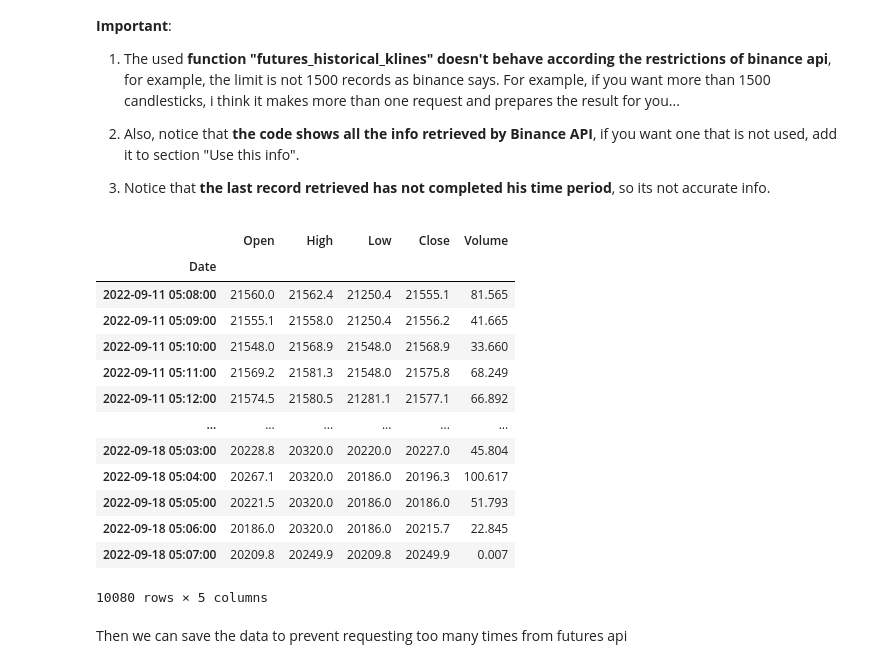
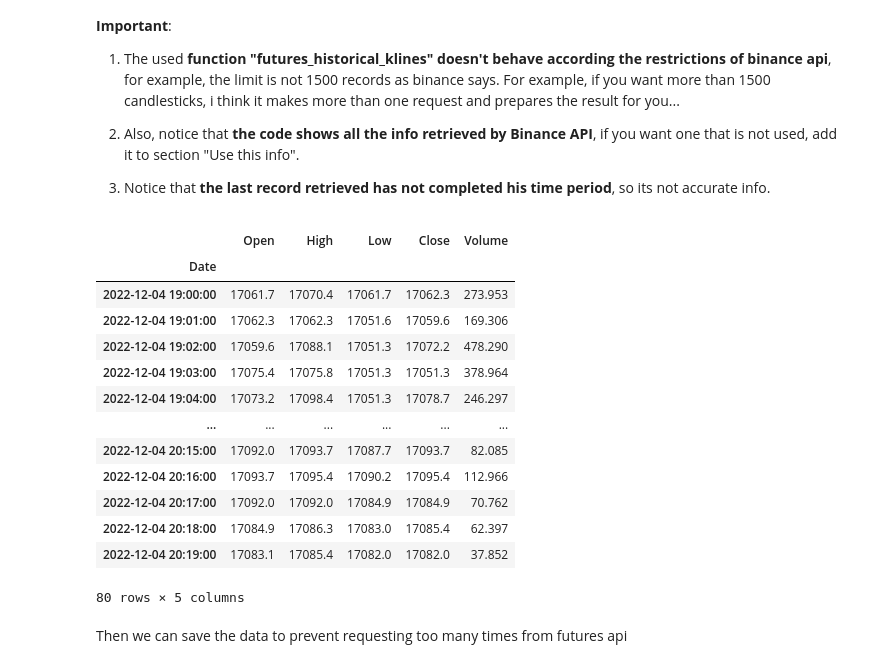
Before and after one commit to mauricioavs/trading-bot, a Jupyter notebook: First Steps.ipynb, the cells around one changed output. Drawn from its saved outputs; the diff is of its cells as text; code cells hidden in the pictures.

```diff
--- a/First Steps.ipynb
+++ b/First Steps.ipynb
@@ -182,7 +183,7 @@ from datetime import datetime, timedelta
 import pandas as pd
 
 #### VARIABLES ####
-max_number_of_candles = 10080
+max_number_of_candles = 80
 interval_of_candles = "1m"
 symbol = "btcusdt"
 #### Available intervals for candles ####
@@ -205,45 +206,45 @@ time_to_past = {
 }
 #### Request info ####
 
 client = Client(api_key = api_key, api_secret = secret_key, tld = "com", testnet = True) # Testnet!!!
 
 now = datetime.utcnow()
 past = str(now - time_to_past[interval_of_candles])
 
 bars = client.futures_historical_klines(symbol = symbol,
                                         interval = interval_of_candles,
                                         start_str =past,
                                         end_str = None)
 #### Prepare dataframe ####
 df = pd.DataFrame(bars)
 df["Date"] = pd.to_datetime(df.iloc[:,0], unit = "ms")
 #### Info given by Binance ####
 df.columns = ["Open Time", "Open", "High", "Low", "Close", "Volume",
               "Close Time", "Quote Asset Volume", "Number of Trades",
               "Taker Buy Base Asset Volume", "Taker Buy Quote Asset Volume", "Ignore", "Date"]
 #### Use this info ####
 use_columns = ["Date", "Open", "High", "Low", "Close", "Volume"]
 ######################
 df = df[use_columns].copy()
 df.set_index("Date", inplace = True)
 for column in df.columns:
     df[column] = pd.to_numeric(df[column], errors = "coerce")
 df
 # %% [output]
 |  | Open | High | Low | Close | Volume |
 | Date |  |  |  |  |  |
-| 2022-09-11 05:08:00 | 21560.0 | 21562.4 | 21250.4 | 21555.1 | 81.565 |
-| 2022-09-11 05:09:00 | 21555.1 | 21558.0 | 21250.4 | 21556.2 | 41.665 |
-| 2022-09-11 05:10:00 | 21548.0 | 21568.9 | 21548.0 | 21568.9 | 33.660 |
-| 2022-09-11 05:11:00 | 21569.2 | 21581.3 | 21548.0 | 21575.8 | 68.249 |
-| 2022-09-11 05:12:00 | 21574.5 | 21580.5 | 21281.1 | 21577.1 | 66.892 |
+| 2022-12-04 19:00:00 | 17061.7 | 17070.4 | 17061.7 | 17062.3 | 273.953 |
+| 2022-12-04 19:01:00 | 17062.3 | 17062.3 | 17051.6 | 17059.6 | 169.306 |
+| 2022-12-04 19:02:00 | 17059.6 | 17088.1 | 17051.3 | 17072.2 | 478.290 |
+| 2022-12-04 19:03:00 | 17075.4 | 17075.8 | 17051.3 | 17051.3 | 378.964 |
+| 2022-12-04 19:04:00 | 17073.2 | 17098.4 | 17051.3 | 17078.7 | 246.297 |
 | ... | ... | ... | ... | ... | ... |
-| 2022-09-18 05:03:00 | 20228.8 | 20320.0 | 20220.0 | 20227.0 | 45.804 |
-| 2022-09-18 05:04:00 | 20267.1 | 20320.0 | 20186.0 | 20196.3 | 100.617 |
-| 2022-09-18 05:05:00 | 20221.5 | 20320.0 | 20186.0 | 20186.0 | 51.793 |
-| 2022-09-18 05:06:00 | 20186.0 | 20320.0 | 20186.0 | 20215.7 | 22.845 |
-| 2022-09-18 05:07:00 | 20209.8 | 20249.9 | 20209.8 | 20249.9 | 0.007 |
+| 2022-12-04 20:15:00 | 17092.0 | 17093.7 | 17087.7 | 17093.7 | 82.085 |
+| 2022-12-04 20:16:00 | 17093.7 | 17095.4 | 17090.2 | 17095.4 | 112.966 |
+| 2022-12-04 20:17:00 | 17092.0 | 17092.0 | 17084.9 | 17084.9 | 70.762 |
+| 2022-12-04 20:18:00 | 17084.9 | 17086.3 | 17083.0 | 17085.4 | 62.397 |
+| 2022-12-04 20:19:00 | 17083.1 | 17085.4 | 17082.0 | 17082.0 | 37.852 |
-10080 rows × 5 columns
+80 rows × 5 columns
 # %% [markdown]
 Then we can save the data to prevent requesting too many times from futures api
 # %%
```
Also changed, not shown: parts of 13 cells of this notebook, 1 other file.
